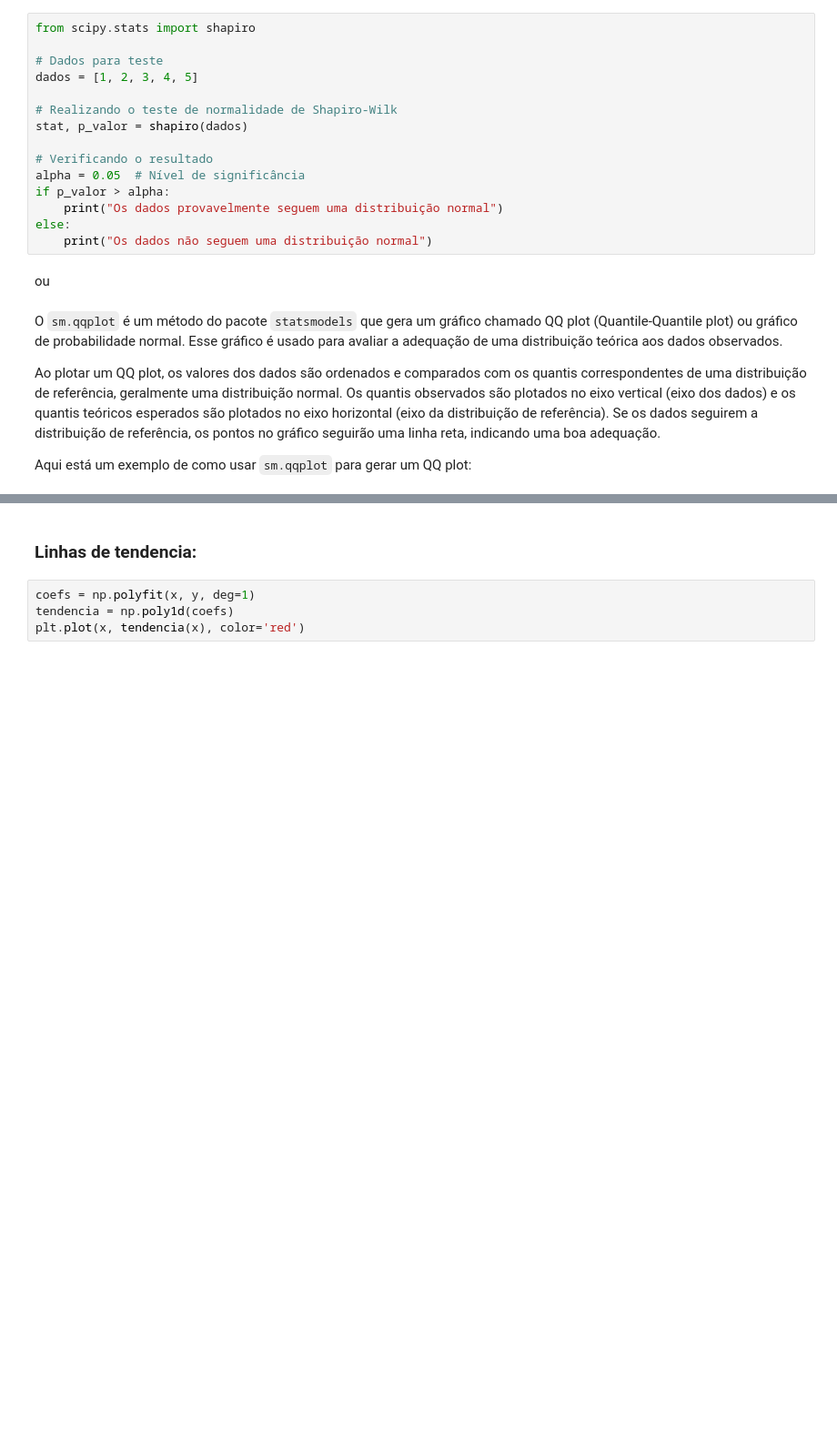
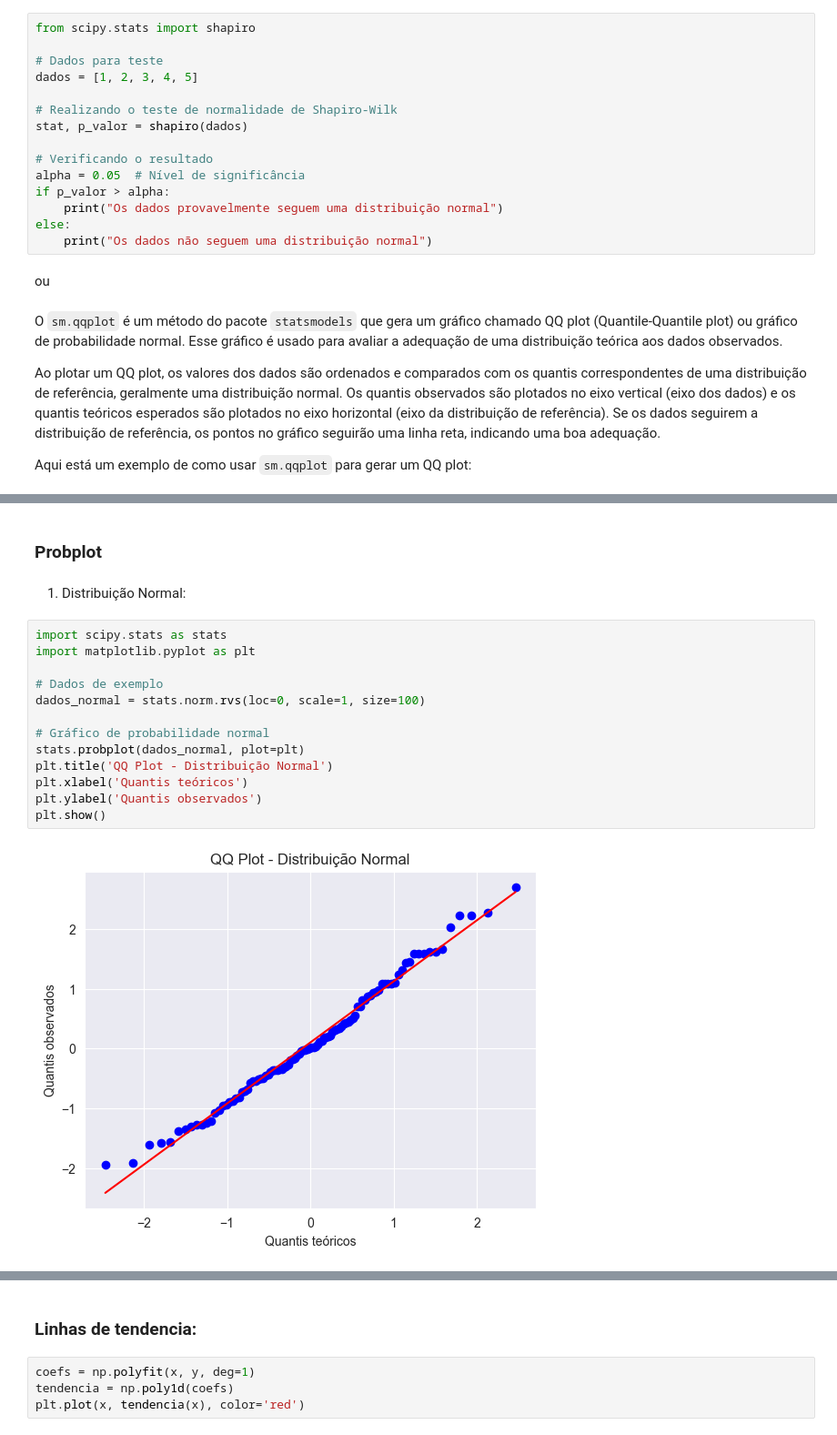
Before and after one commit to NULLBYTE-RGH/Sistemas-e-Sinais, a Jupyter notebook: Resumo.ipynb, the cells around one changed output, grey strips where cells are left out. Shown: that part at 91% size. Cells and saved outputs as stored; diff of their text form; blank space fills up the shorter version.

```diff
--- a/Resumo.ipynb
+++ b/Resumo.ipynb
@@ -779,3 +832,22 @@ Poisson: stats.poisson
 Geométrica: stats.geom
 Hipergeométrica: stats.hypergeom
 Negative Binomial: stats.nbinom
+# %% [markdown]
+### Probplot
+# %% [markdown]
+1. Distribuição Normal:
+# %%
+import scipy.stats as stats
+import matplotlib.pyplot as plt
+
+# Dados de exemplo
+dados_normal = stats.norm.rvs(loc=0, scale=1, size=100)
+
+# Gráfico de probabilidade normal
+stats.probplot(dados_normal, plot=plt)
+plt.title('QQ Plot - Distribuição Normal')
+plt.xlabel('Quantis teóricos')
+plt.ylabel('Quantis observados')
+plt.show()
+# %% [output]
+[figure, added]
```
Also changed, not shown: parts of 14 cells of this notebook.
